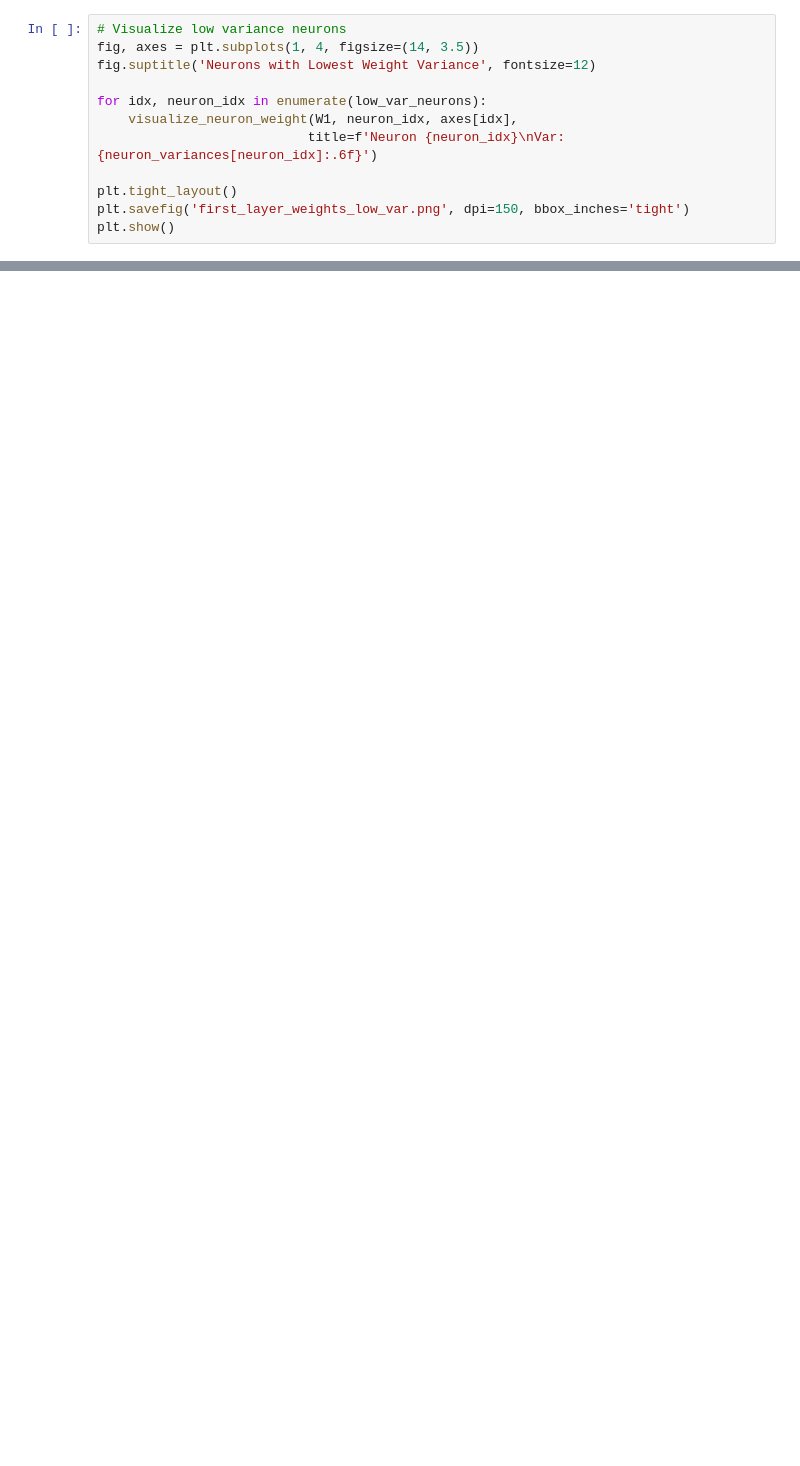
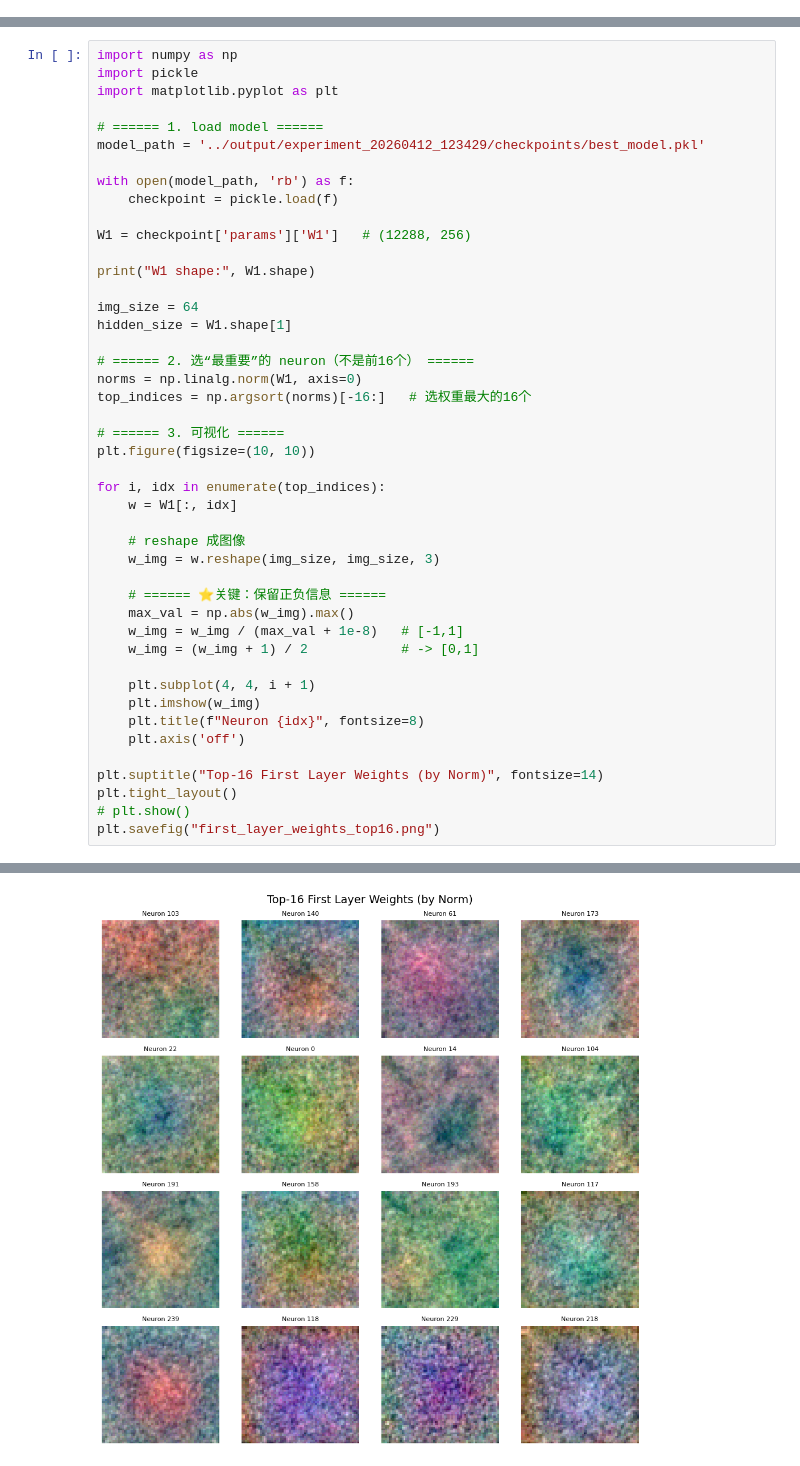
Before and after one commit to mango7789/CS60003-Projects, a Jupyter notebook: hw1/notebooks/weight_visualization.ipynb, the cells around one changed output, grey strips where cells are left out. Drawn from its saved outputs; the diff is of its cells as text; blank space fills up the shorter version.

```diff
--- a/hw1/notebooks/weight_visualization.ipynb
+++ b/hw1/notebooks/weight_visualization.ipynb
@@ -103,12 +0,0 @@ plt.show()
-# %%
-# Visualize low variance neurons
-fig, axes = plt.subplots(1, 4, figsize=(14, 3.5))
-fig.suptitle('Neurons with Lowest Weight Variance', fontsize=12)
-
-for idx, neuron_idx in enumerate(low_var_neurons):
-    visualize_neuron_weight(W1, neuron_idx, axes[idx],
-                           title=f'Neuron {neuron_idx}\nVar: {neuron_variances[neuron_idx]:.6f}')
-
-plt.tight_layout()
-plt.savefig('first_layer_weights_low_var.png', dpi=150, bbox_inches='tight')
-plt.show()
@@ -252,0 +1,46 @@ print(f"  Std: {W3.std():.6f}")
+# %%
+import numpy as np
+import pickle
+import matplotlib.pyplot as plt
+
+# ====== 1. load model ======
+model_path = '../output/experiment_20260412_123429/checkpoints/best_model.pkl'
+
+with open(model_path, 'rb') as f:
+    checkpoint = pickle.load(f)
+
+W1 = checkpoint['params']['W1']   # (12288, 256)
+
+print("W1 shape:", W1.shape)
+
+img_size = 64
+hidden_size = W1.shape[1]
+
+# ====== 2. 选“最重要”的 neuron（不是前16个） ======
+norms = np.linalg.norm(W1, axis=0)
+top_indices = np.argsort(norms)[-16:]   # 选权重最大的16个
+
+# ====== 3. 可视化 ======
+plt.figure(figsize=(10, 10))
+
+for i, idx in enumerate(top_indices):
+    w = W1[:, idx]
+
+    # reshape 成图像
+    w_img = w.reshape(img_size, img_size, 3)
+
+    # ====== ⭐关键：保留正负信息 ======
+    max_val = np.abs(w_img).max()
+    w_img = w_img / (max_val + 1e-8)   # [-1,1]
+    w_img = (w_img + 1) / 2            # -> [0,1]
+
+    plt.subplot(4, 4, i + 1)
+    plt.imshow(w_img)
+    plt.title(f"Neuron {idx}", fontsize=8)
+    plt.axis('off')
+
+plt.suptitle("Top-16 First Layer Weights (by Norm)", fontsize=14)
+plt.tight_layout()
+# plt.show()
+plt.savefig("first_layer_weights_top16.png")
+# %% [output]
@@ -252,0 +48 @@ print(f"  Std: {W3.std():.6f}")
+[figure, added]
```
Also changed, not shown: parts of 18 cells of this notebook, 2 other files.
